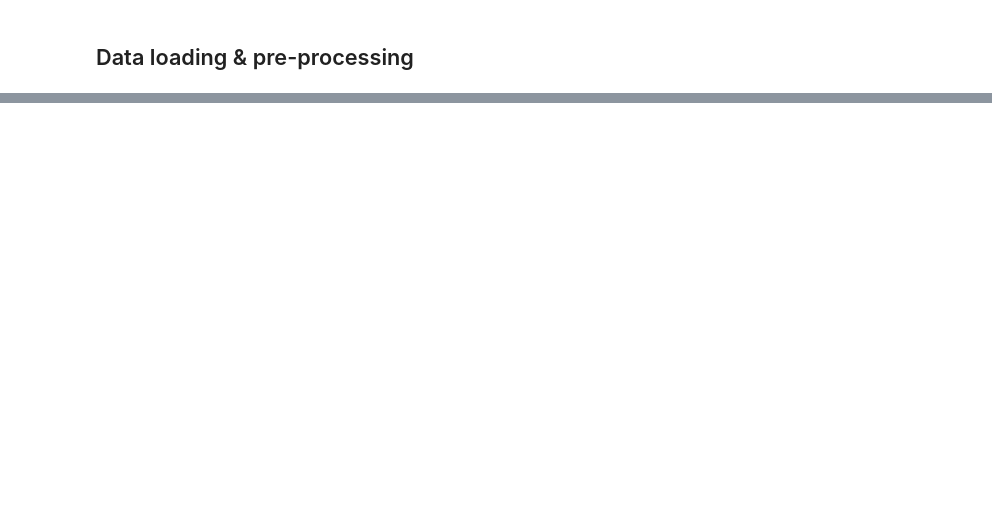
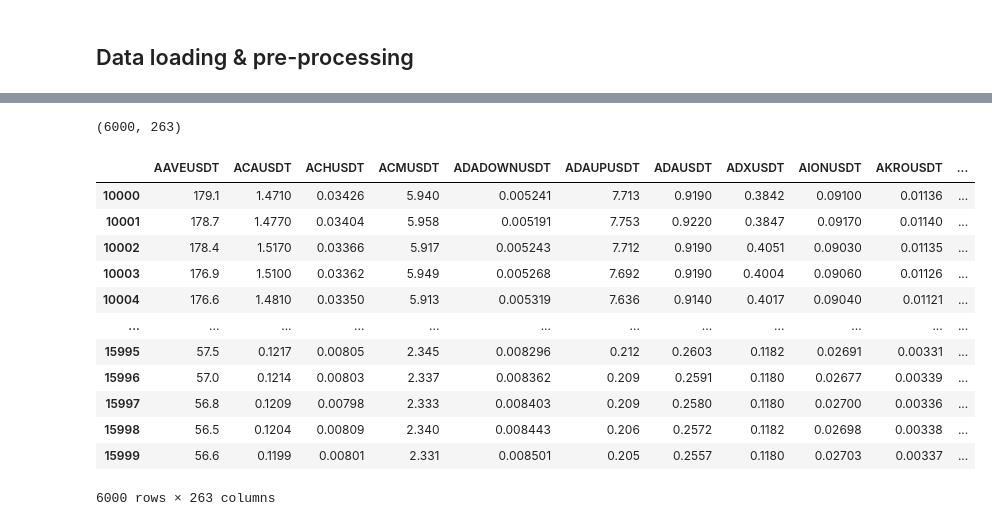
Before and after one commit to Uniblake/fin525, a Jupyter notebook: project_week10.ipynb, the cells around one changed output, grey strips where cells are left out. Saved outputs shown, nothing was run; the diff lists cells and outputs as text; code cells hidden in the pictures; blank space fills up the shorter version.

```diff
--- a/project_week10.ipynb
+++ b/project_week10.ipynb
@@ -190,0 +223,4 @@ plt.show()
+# %%
+all_data = pd.read_pickle("data/clean/whole_usdt_merge.pkl")
+all_data = all_data.reset_index()
+all_data = all_data.drop(["time"], axis=1)
@@ -190,0 +243,2 @@ plt.show()
+# %%
+log_ret_all_data = np.log(all_data).diff()
@@ -190,0 +261,23 @@ plt.show()
+# %%
+t0 = 10000
+t1 = 16000
+X_raw = log_ret_all_data.iloc[t0:t1].dropna(axis=1)
+X_raw.shape
+# %% [output]
+(6000, 263)
+# %%
+X_raw
+# %% [output]
+|  | AAVEUSDT | ACAUSDT | ACHUSDT | ACMUSDT | ADADOWNUSDT | ADAUPUSDT | ADAUSDT | ADXUSDT | AIONUSDT | AKROUSDT | ... |
+| 10000 | 179.1 | 1.4710 | 0.03426 | 5.940 | 0.005241 | 7.713 | 0.9190 | 0.3842 | 0.09100 | 0.01136 | ... |
+| 10001 | 178.7 | 1.4770 | 0.03404 | 5.958 | 0.005191 | 7.753 | 0.9220 | 0.3847 | 0.09170 | 0.01140 | ... |
+| 10002 | 178.4 | 1.5170 | 0.03366 | 5.917 | 0.005243 | 7.712 | 0.9190 | 0.4051 | 0.09030 | 0.01135 | ... |
+| 10003 | 176.9 | 1.5100 | 0.03362 | 5.949 | 0.005268 | 7.692 | 0.9190 | 0.4004 | 0.09060 | 0.01126 | ... |
+| 10004 | 176.6 | 1.4810 | 0.03350 | 5.913 | 0.005319 | 7.636 | 0.9140 | 0.4017 | 0.09040 | 0.01121 | ... |
+| ... | ... | ... | ... | ... | ... | ... | ... | ... | ... | ... | ... |
+| 15995 | 57.5 | 0.1217 | 0.00805 | 2.345 | 0.008296 | 0.212 | 0.2603 | 0.1182 | 0.02691 | 0.00331 | ... |
+| 15996 | 57.0 | 0.1214 | 0.00803 | 2.337 | 0.008362 | 0.209 | 0.2591 | 0.1180 | 0.02677 | 0.00339 | ... |
+| 15997 | 56.8 | 0.1209 | 0.00798 | 2.333 | 0.008403 | 0.209 | 0.2580 | 0.1180 | 0.02700 | 0.00336 | ... |
+| 15998 | 56.5 | 0.1204 | 0.00809 | 2.340 | 0.008443 | 0.206 | 0.2572 | 0.1182 | 0.02698 | 0.00338 | ... |
+| 15999 | 56.6 | 0.1199 | 0.00801 | 2.331 | 0.008501 | 0.205 | 0.2557 | 0.1180 | 0.02703 | 0.00337 | ... |
+6000 rows × 263 columns
```
Also changed, not shown: parts of 25 cells of this notebook, 1 other file.
